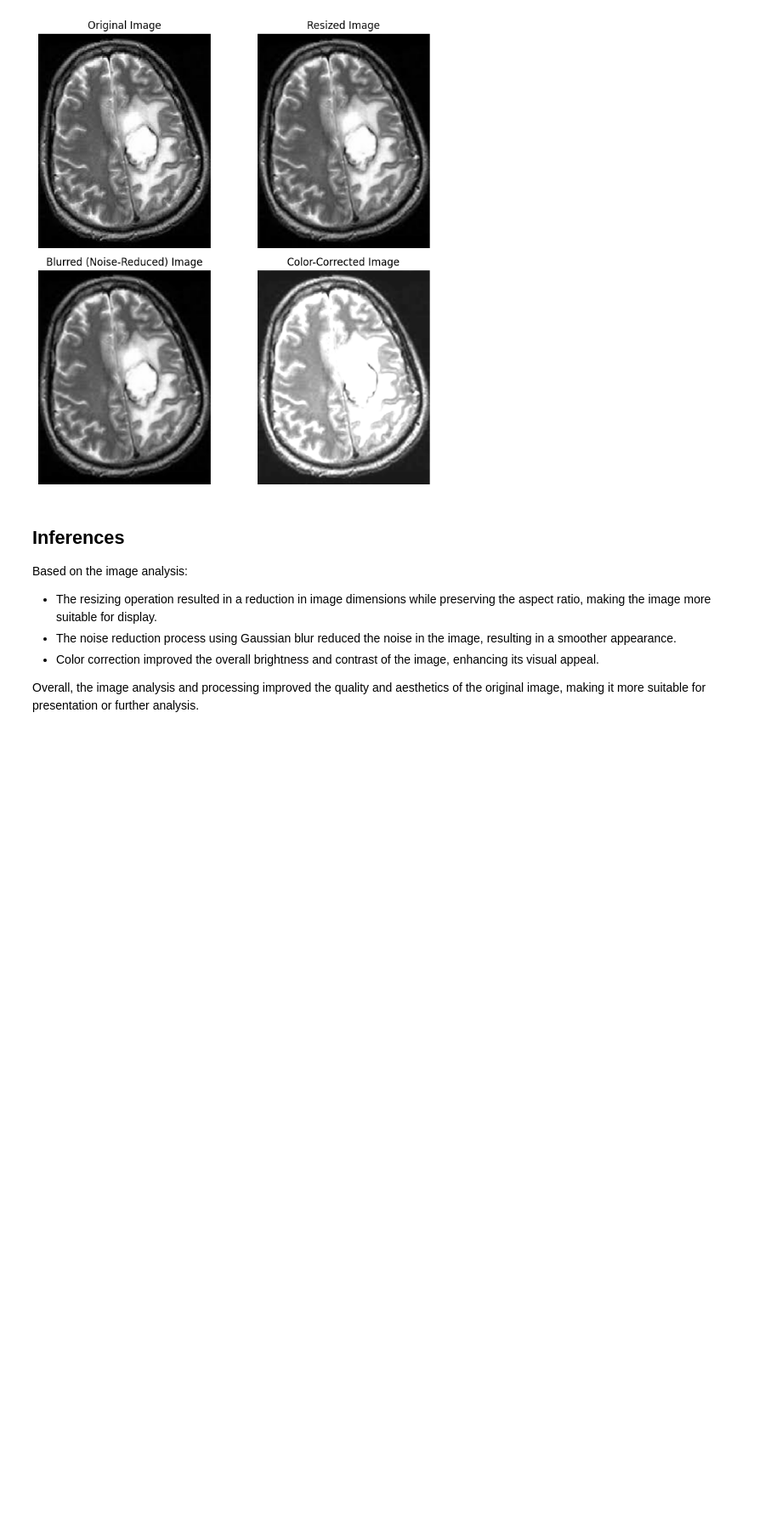
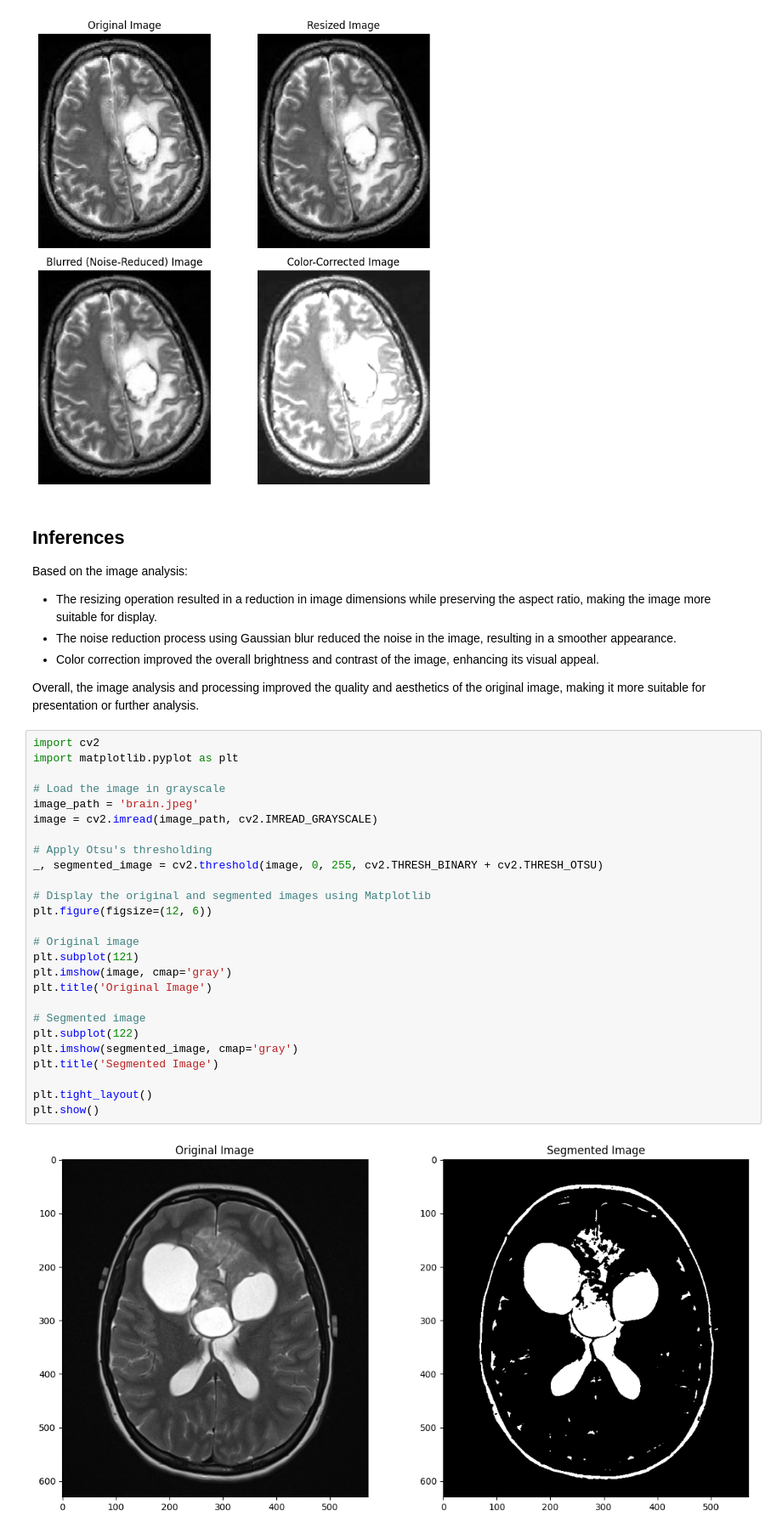
Before and after one commit to joelbkoshy/Image-Analytics, a Jupyter notebook: LAB6-PERFORMANCE EVALUATION/LAB6 - Performance Evaluation.ipynb, the cells around one changed output. Shown at 85% size. Cells and saved outputs as stored; diff of their text form; blank space fills up the shorter version.

```diff
--- a/LAB6-PERFORMANCE EVALUATION/LAB6 - Performance Evaluation.ipynb
+++ b/LAB6-PERFORMANCE EVALUATION/LAB6 - Performance Evaluation.ipynb
@@ -62,3 +62,31 @@ Based on the image analysis:
 - Color correction improved the overall brightness and contrast of the image, enhancing its visual appeal.
 
 Overall, the image analysis and processing improved the quality and aesthetics of the original image, making it more suitable for presentation or further analysis.
+# %%
+import cv2
+import matplotlib.pyplot as plt
+
+# Load the image in grayscale
+image_path = 'brain.jpeg'
+image = cv2.imread(image_path, cv2.IMREAD_GRAYSCALE)
+
+# Apply Otsu's thresholding
+_, segmented_image = cv2.threshold(image, 0, 255, cv2.THRESH_BINARY + cv2.THRESH_OTSU)
+
+# Display the original and segmented images using Matplotlib
+plt.figure(figsize=(12, 6))
+
+# Original image
+plt.subplot(121)
+plt.imshow(image, cmap='gray')
+plt.title('Original Image')
+
+# Segmented image
+plt.subplot(122)
+plt.imshow(segmented_image, cmap='gray')
+plt.title('Segmented Image')
+
+plt.tight_layout()
+plt.show()
+# %% [output]
+[figure, added]
```
Also changed, not shown: parts of 10 cells of this notebook, 5 other files.
